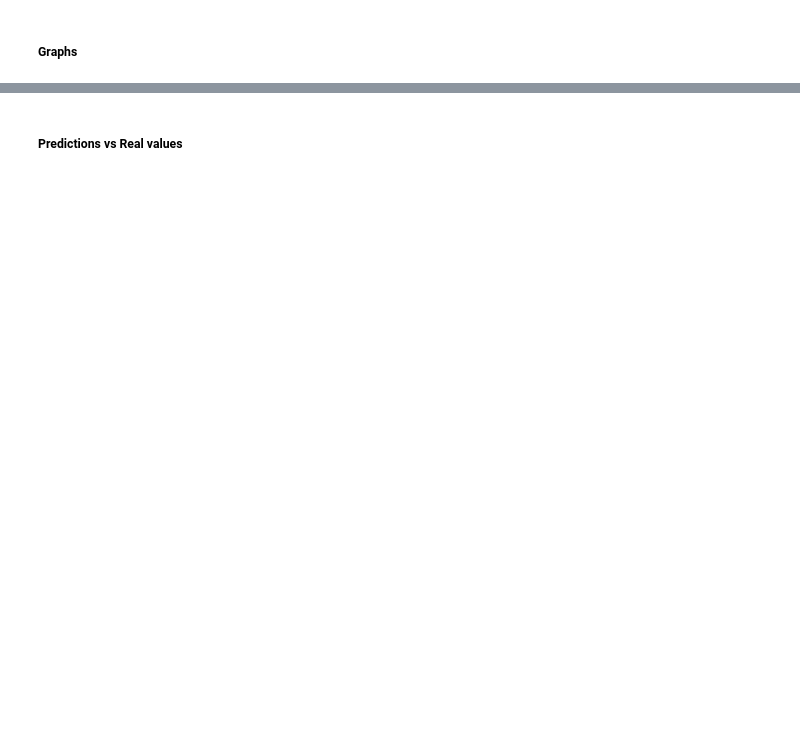
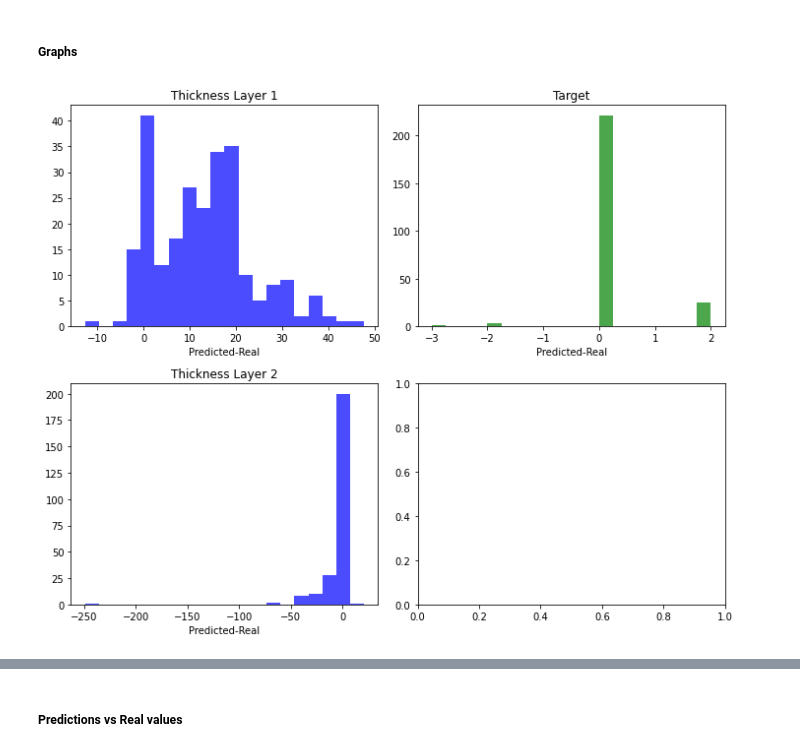
Before and after one commit to bernardombsoares/AI_Analysis_RBS_Spectra, a Jupyter notebook: rbs_ann.ipynb, the cells around one changed output, grey strips where cells are left out. Saved outputs shown, nothing was run; the diff lists cells and outputs as text; code cells hidden in the pictures; blank space fills up the shorter version.

```diff
--- a/rbs_ann.ipynb
+++ b/rbs_ann.ipynb
@@ -1001,5 +1025,11 @@ Y_clssfr=np.array(y_clssfr)
 # %% [markdown]
 ##### Data splitting
 # %%
-random_state=np.random.randint(0,100)
+random_state=np.random.randint(0,500)
 X_train,X_test,y_train,y_test,y_trainclssfr,y_testclssfr=train_test_split(X,Y_rgrss,Y_clssfr,test_size=0.05,random_state=random_state)
+encoder = OneHotEncoder(sparse_output=False)
+
+print(y_test)
+y_trainclssfr= encoder.fit_transform(y_trainclssfr.reshape(-1,1))
+y_testclssfr= encoder.fit_transform(y_testclssfr.reshape(-1,1))
+print(y_testclssfr)
@@ -1049,36 +1110,29 @@ for i in range(len(predictions)):
 # %% [markdown]
 ##### Graphs
 # %%
-fig, axs = plt.subplots(3, 2, figsize=(10, 8))
+fig, axs = plt.subplots(2, 2, figsize=(10, 8))
 
-# Plot the histograms on each subplot
-axs[0, 0].hist(temp_thick, bins=20, color='blue', alpha=0.7)
-axs[0, 0].set_title('Thickness')
+axs[0, 0].hist(temp_thick1, bins=20, color='blue', alpha=0.7)
+axs[0, 0].set_title('Thickness Layer 1')
 axs[0, 0].set_xlabel('Predicted-Real')
 
-axs[0, 1].hist(temp_part, bins=5, color='green', alpha=0.7)
-axs[0, 1].set_title('Particle')
+axs[1, 0].hist(temp_thick2, bins=20, color='blue', alpha=0.7)
+axs[1, 0].set_title('Thickness Layer 2')
+axs[1, 0].set_xlabel('Predicted-Real')
+
+axs[0, 1].hist(temp_part, bins=20, color='green', alpha=0.7)
+axs[0, 1].set_title('Target')
 axs[0, 1].set_xlabel('Predicted-Real')
 
-axs[1,0].hist(temp_energy, bins=20, color='yellow',alpha=0.7)
-axs[1,0].set_title('Energy')
-axs[1,0].set_xlabel('Predicted-Real')
-
-axs[1, 1].hist(temp_angle, bins=5, color='red', alpha=0.7)
-axs[1, 1].set_title('Angle')
-axs[1, 1].set_xlabel('Predicted-Real')
-
-axs[2, 1].hist(temp_target, bins=5, color='purple', alpha=0.7)
-axs[2, 1].set_xlim(-1,1)
-axs[2, 1].set_title('Target')
-axs[2, 1].set_xlabel('Predicted-Real')
 
 
 # Adjust layout to prevent overlapping titles and labels
 plt.tight_layout()
 
 # Show the plot
 plt.show()
+# %% [output]
+[figure, added]
 # %%
 plt.hist2d(temp_energy, temp_angle)
 plt.show()
```
Also changed, not shown: parts of 13 cells of this notebook.
